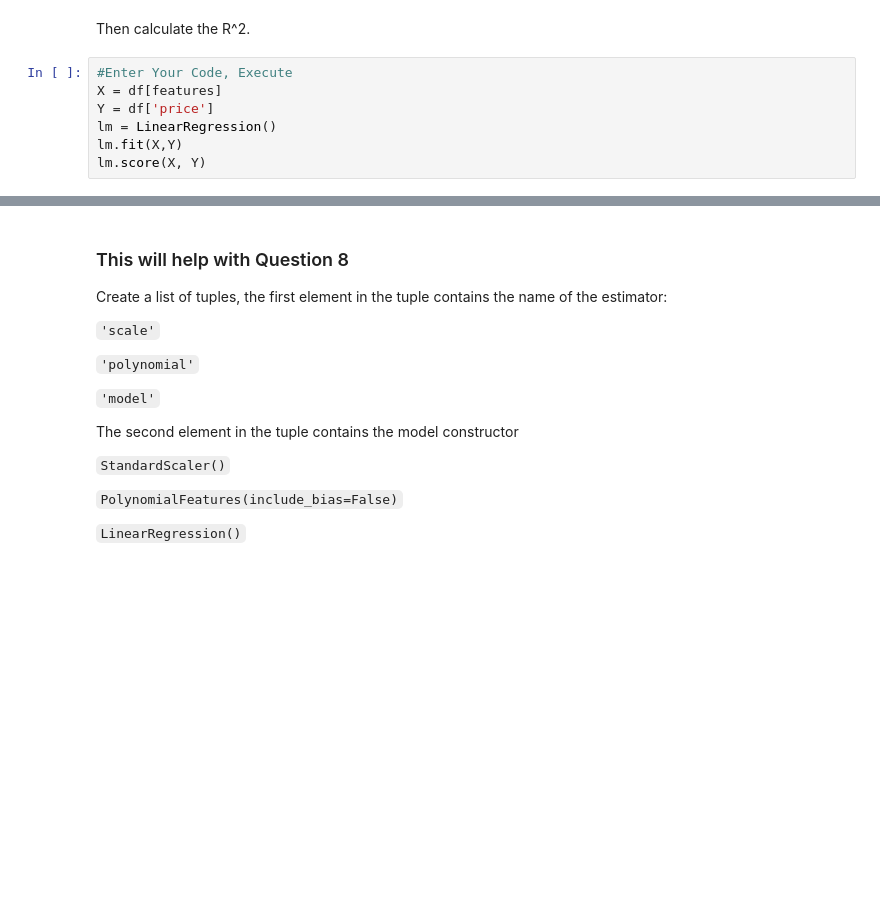
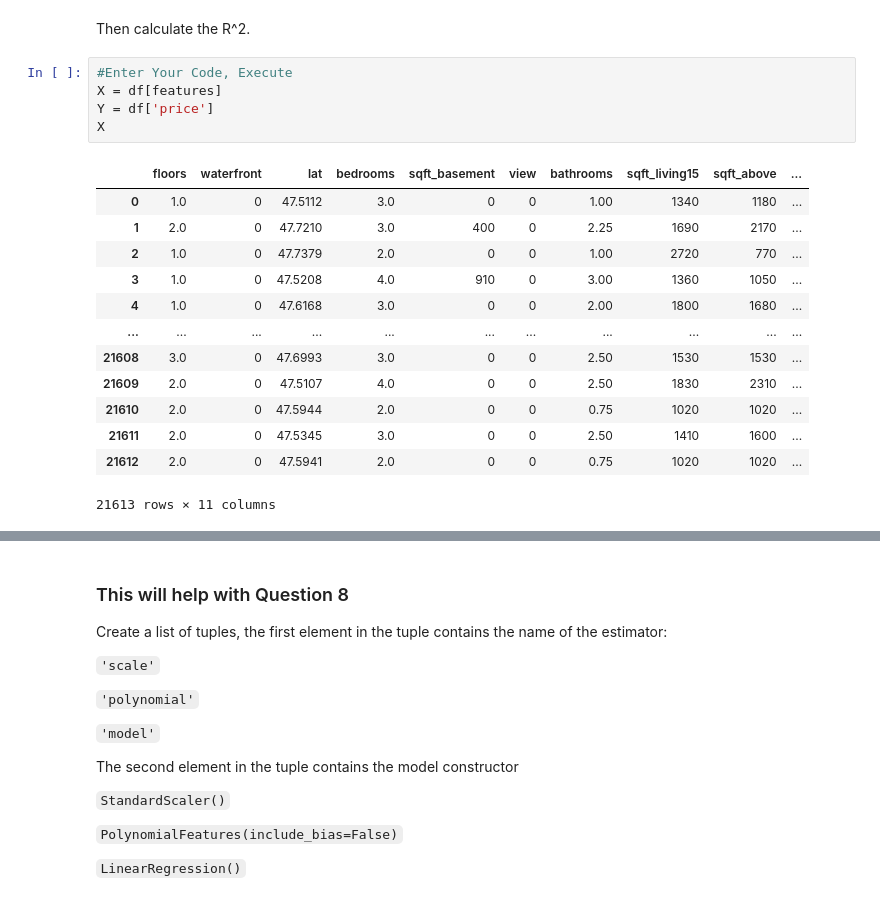
Before and after one commit to DhawaDong/BioMedical-Data-Lab, a Jupyter notebook: Project_House_Sales_in_King_Count_USA.ipynb, the cells around one changed output, grey strips where cells are left out. Saved outputs shown, nothing was run; the diff lists cells and outputs as text; blank space fills up the shorter version.

```diff
--- a/Project_House_Sales_in_King_Count_USA.ipynb
+++ b/Project_House_Sales_in_King_Count_USA.ipynb
@@ -158,7 +321,19 @@ Then calculate the R^2.
 # %%
 #Enter Your Code, Execute
 X = df[features]
 Y = df['price']
-lm = LinearRegression()
-lm.fit(X,Y)
-lm.score(X, Y)
+X
+# %% [output]
+|  | floors | waterfront | lat | bedrooms | sqft_basement | view | bathrooms | sqft_living15 | sqft_above | ... |
+| 0 | 1.0 | 0 | 47.5112 | 3.0 | 0 | 0 | 1.00 | 1340 | 1180 | ... |
+| 1 | 2.0 | 0 | 47.7210 | 3.0 | 400 | 0 | 2.25 | 1690 | 2170 | ... |
+| 2 | 1.0 | 0 | 47.7379 | 2.0 | 0 | 0 | 1.00 | 2720 | 770 | ... |
+| 3 | 1.0 | 0 | 47.5208 | 4.0 | 910 | 0 | 3.00 | 1360 | 1050 | ... |
+| 4 | 1.0 | 0 | 47.6168 | 3.0 | 0 | 0 | 2.00 | 1800 | 1680 | ... |
+| ... | ... | ... | ... | ... | ... | ... | ... | ... | ... | ... |
+| 21608 | 3.0 | 0 | 47.6993 | 3.0 | 0 | 0 | 2.50 | 1530 | 1530 | ... |
+| 21609 | 2.0 | 0 | 47.5107 | 4.0 | 0 | 0 | 2.50 | 1830 | 2310 | ... |
+| 21610 | 2.0 | 0 | 47.5944 | 2.0 | 0 | 0 | 0.75 | 1020 | 1020 | ... |
+| 21611 | 2.0 | 0 | 47.5345 | 3.0 | 0 | 0 | 2.50 | 1410 | 1600 | ... |
+| 21612 | 2.0 | 0 | 47.5941 | 2.0 | 0 | 0 | 0.75 | 1020 | 1020 | ... |
+21613 rows × 11 columns
```
Also changed, not shown: parts of 23 cells of this notebook.
